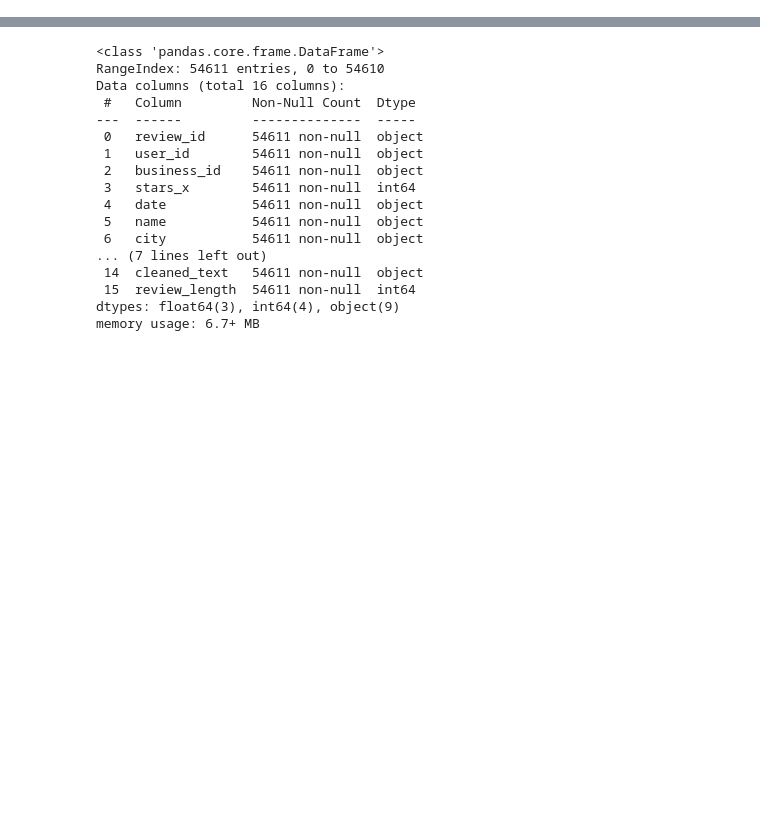
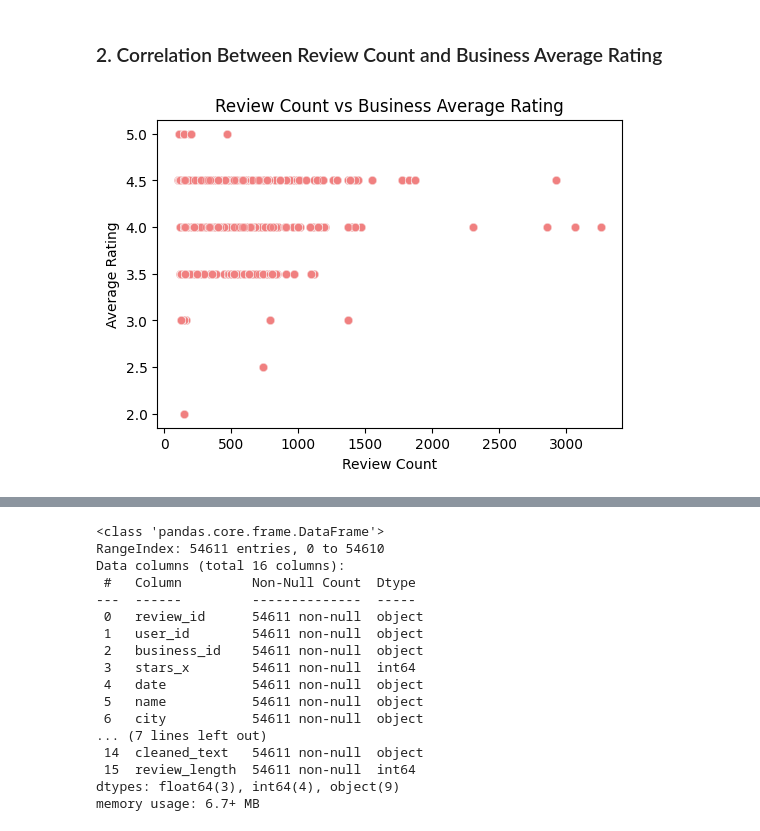
Before and after one commit to rashmic20/Phase5_Project, a Jupyter notebook: Vader_on_Final_LDA_model.ipynb, the cells around one changed output, grey strips where cells are left out. Saved outputs shown, nothing was run; the diff lists cells and outputs as text; code cells hidden in the pictures; blank space fills up the shorter version.

```diff
--- a/Vader_on_Final_LDA_model.ipynb
+++ b/Vader_on_Final_LDA_model.ipynb
@@ -4,0 +55,12 @@
+# %% [markdown]
+### 2. Correlation Between Review Count and Business Average Rating
+# %%
+plt.figure(figsize=(6, 4))
+red_color = "#F08080"
+sns.scatterplot(x='review_count', y='stars_y', data=df_filtered, alpha=0.3, color=red_color)
+plt.title('Review Count vs Business Average Rating')
+plt.xlabel('Review Count')
+plt.ylabel('Average Rating')
+plt.show()
+# %% [output]
+[figure, added]
```
Also changed, not shown: parts of 24 cells of this notebook.
